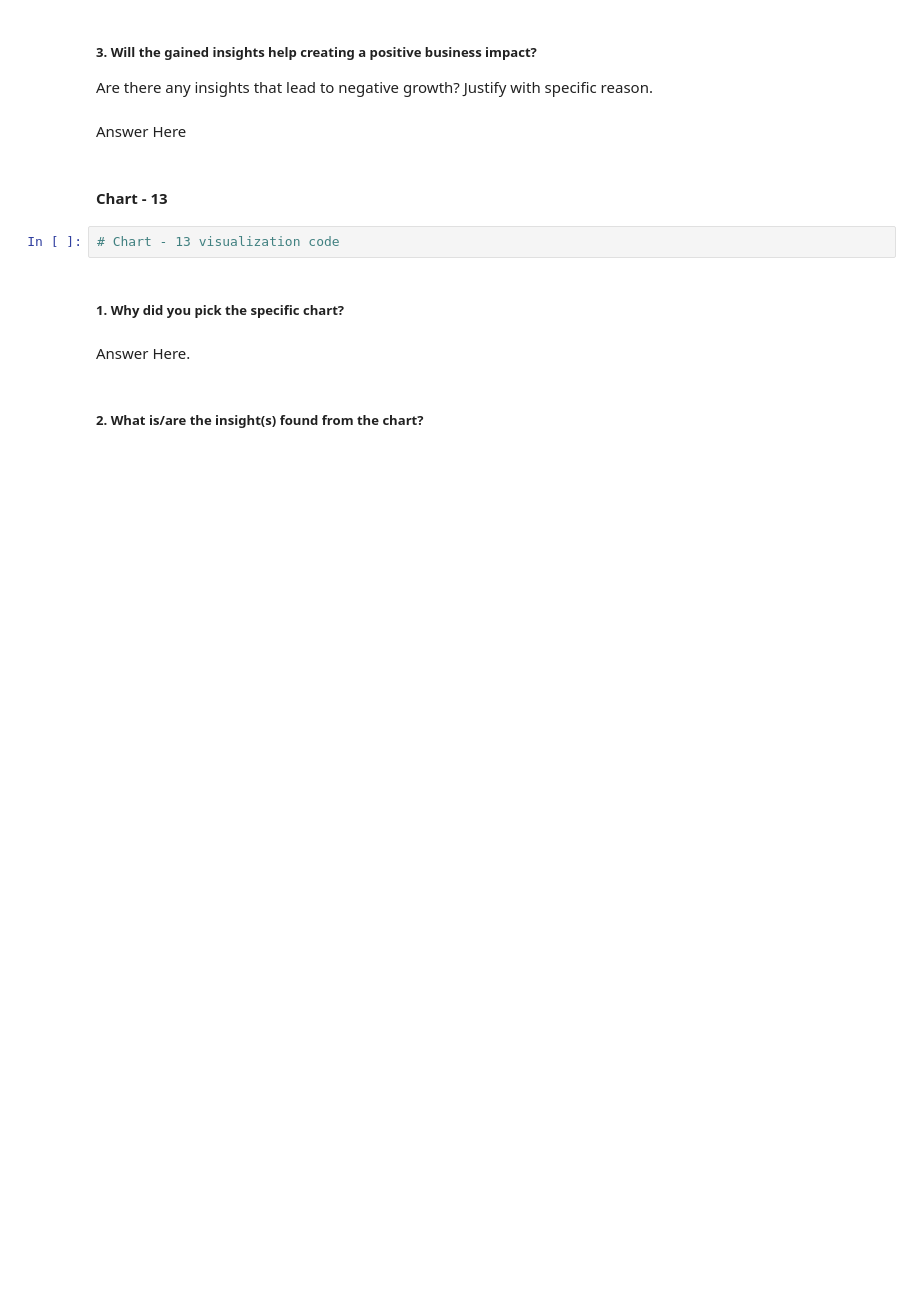
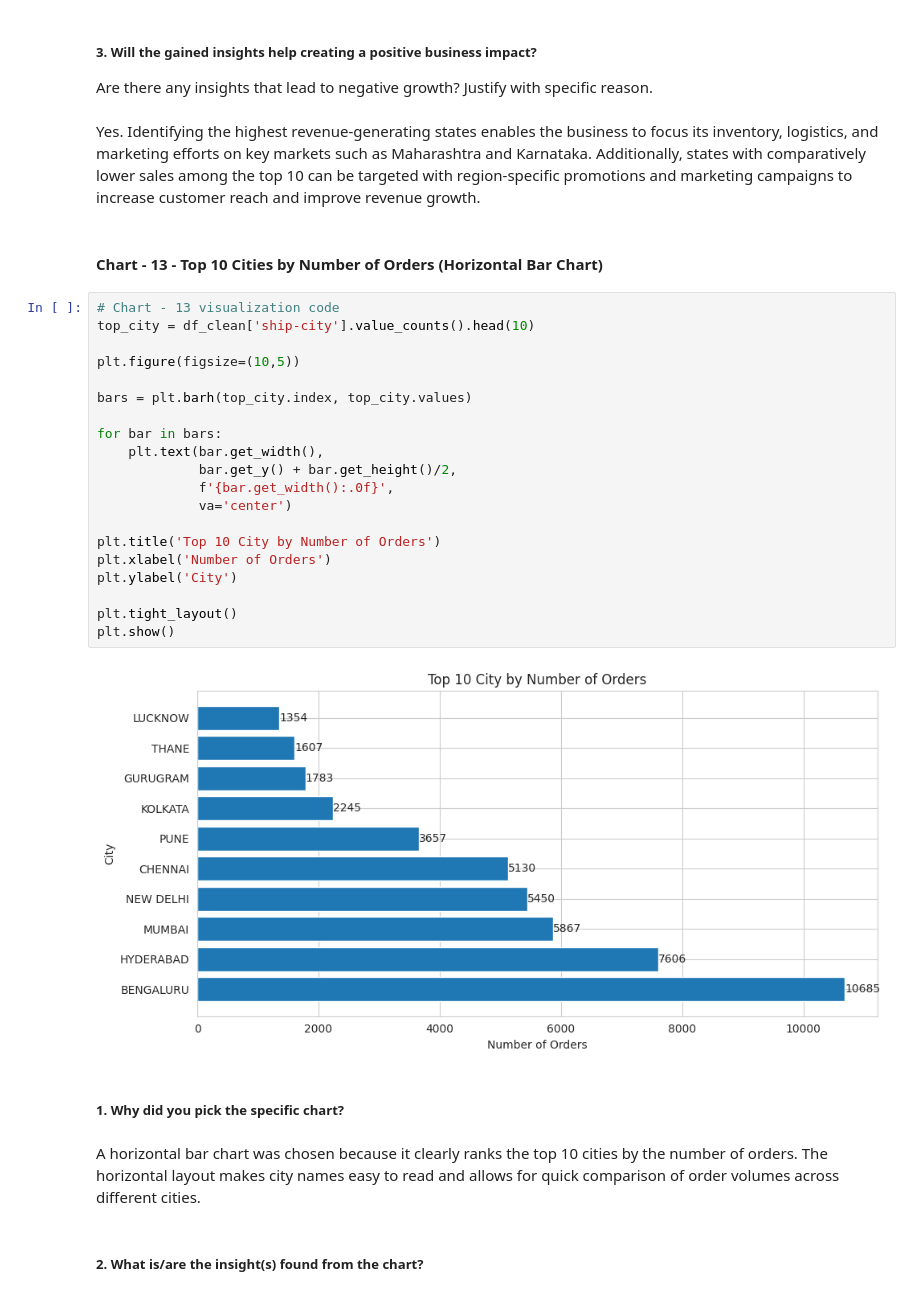
Before and after one commit to adityajain9756-rgb/ecommerce-sales-analysis, a Jupyter notebook: EDA_aditya_amazon.ipynb, the cells around one changed output. Cells and saved outputs as stored; diff of their text form; blank space fills up the shorter version.

```diff
--- a/EDA_aditya_amazon.ipynb
+++ b/EDA_aditya_amazon.ipynb
@@ -743,15 +773,35 @@ Answer Here
 # %% [markdown]
 ##### 3. Will the gained insights help creating a positive business impact?
 Are there any insights that lead to negative growth? Justify with specific reason.
-# %% [markdown]
-Answer Here
-# %% [markdown]
-#### Chart - 13
-# %%
-# Chart - 13 visualization code
+# %% [markdown]
+Yes. Identifying the highest revenue-generating states enables the business to focus its inventory, logistics, and marketing efforts on key markets such as Maharashtra and Karnataka. Additionally, states with comparatively lower sales among the top 10 can be targeted with region-specific promotions and marketing campaigns to increase customer reach and improve revenue growth.
+# %% [markdown]
+#### Chart - 13 - Top 10 Cities by Number of Orders (Horizontal Bar Chart)
+# %%
+# Chart - 13 visualization code
+top_city = df_clean['ship-city'].value_counts().head(10)
+
+plt.figure(figsize=(10,5))
+
+bars = plt.barh(top_city.index, top_city.values)
+
+for bar in bars:
+    plt.text(bar.get_width(),
+             bar.get_y() + bar.get_height()/2,
+             f'{bar.get_width():.0f}',
+             va='center')
+
+plt.title('Top 10 City by Number of Orders')
+plt.xlabel('Number of Orders')
+plt.ylabel('City')
+
+plt.tight_layout()
+plt.show()
+# %% [output]
+[figure, added]
 # %% [markdown]
 ##### 1. Why did you pick the specific chart?
-# %% [markdown]
-Answer Here.
+# %% [markdown]
+A horizontal bar chart was chosen because it clearly ranks the top 10 cities by the number of orders. The horizontal layout makes city names easy to read and allows for quick comparison of order volumes across different cities.
 # %% [markdown]
 ##### 2. What is/are the insight(s) found from the chart?
```
Also changed, not shown: parts of 49 cells of this notebook.
